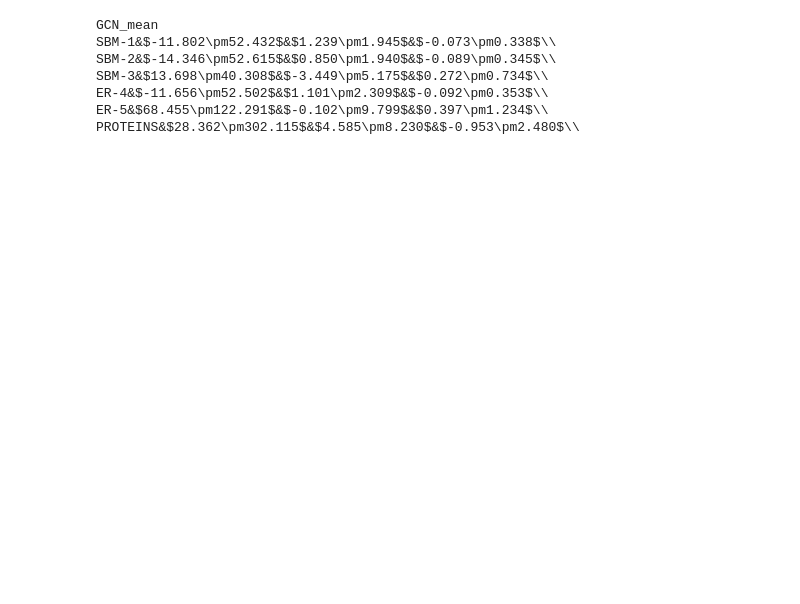
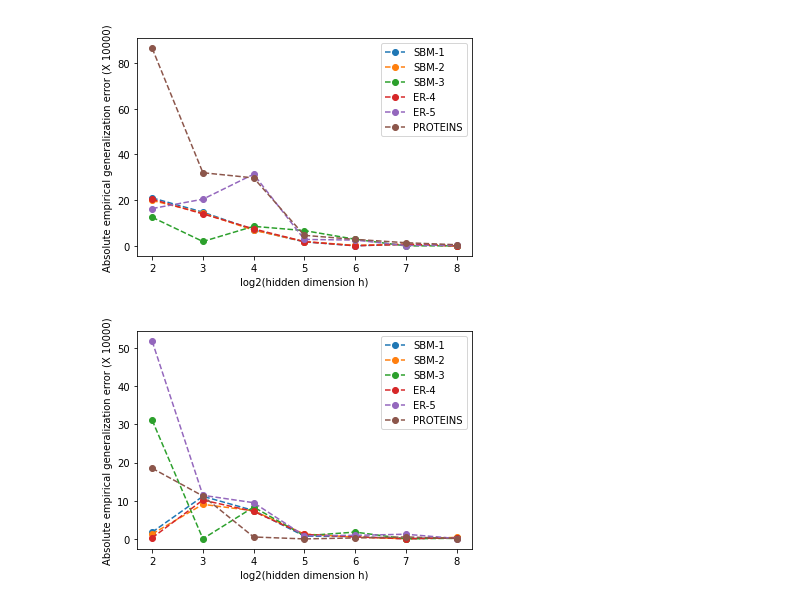
Before and after one commit to SherylHYX/GNN_MF_GE, a Jupyter notebook: src/result_analysis.ipynb, the cells around one changed output. Drawn from its saved outputs; the diff is of its cells as text; code cells hidden in the pictures; blank space fills up the shorter version.

```diff
--- a/src/result_analysis.ipynb
+++ b/src/result_analysis.ipynb
@@ -3,6 +4,6 @@ import numpy as np
 # %%
 datasets = ['SBM-1', 'SBM-2', 'SBM-3', 'ER-4', 'ER-5', 'PROTEINS']
-train_ratio_list = [0.1, 0.3, 0.5, 0.7, 0.9]
+train_ratio_list = [0.7, 0.9]
 GNN_list = ['GCN_mean', 'GCN_RW_mean', 'MPGNN_mean', 'GCN_sum', 'GCN_RW_sum', 'MPGNN_sum']
 hidden_list = [4, 8, 16, 32, 64, 128, 256]
 seed_list = [0, 10, 20, 30, 40, 50, 60, 70, 80, 90]
@@ -92,52 +93,44 @@ PROTEINS&$0.5$&$0.006\pm0.000$&$0.006\pm0.000$&$0.063\pm0.004$&$389711.727\pm811
 PROTEINS&$0.7$&$0.005\pm0.000$&$0.005\pm0.000$&$0.045\pm0.003$&$363676.153\pm93112.546$&$363892.670\pm93165.563$&$2122.023\pm27.214$\\
 PROTEINS&$0.9$&$0.004\pm0.000$&$0.004\pm0.000$&$0.035\pm0.002$&$402014.978\pm50920.169$&$402314.366\pm50931.723$&$1657.479\pm21.872$\\
 # %%
-# for main text table
+# plot
 datasets = ['SBM-1', 'SBM-2', 'SBM-3', 'ER-4', 'ER-5', 'PROTEINS']
-train_ratio_list = [0.1]
-GNN_list = ['GCN_mean']
-hidden_list = [8, 64, 256] # [4, 8, 16, 32, 64, 128, 256]
+train_ratio_list = [0.7]
+GNN_list = ['GCN_mean', 'MPGNN_mean']
+hidden_list = [4, 8, 16, 32, 64, 128, 256]
 seed_list = [0, 10, 20, 30, 40, 50, 60, 70, 80, 90]
+log_hidden_list = [np.log2(h) for h in hidden_list]
 
+plt.figure()
 for model_type in GNN_list:
-    print(model_type)
     all_results = np.zeros((len(datasets) * len(train_ratio_list), len(hidden_list), len(seed_list)))
     all_results[:] = np.nan
     combo_list = []
     first_ind = 0
     for dataset in datasets:
         for train_ratio in train_ratio_list:
             for hidden_ind, hidden_dim in enumerate(hidden_list):
                 for seed_ind, random_seed in enumerate(seed_list):
                     file_name = '../result_arrays/' + '{}_{}_seed_{}_{}_hidden{}_100train_ratio{}_alpha{}'.format(
                     dataset, 'w_consts', random_seed, model_type, hidden_dim, int(100*train_ratio),
                     alpha) + '_excess_risk.npy'
                     try:
                         all_results[first_ind, hidden_ind, seed_ind] = np.load(file_name)[-1]
                     except FileNotFoundError:
                         pass
             combo_list.append(dataset)
             first_ind += 1
     all_results = all_results * 100000 # enlarge the values to avoid scientific notation
     if not np.isnan(all_results).all():
         results_mean = np.nanmean(all_results, axis=2)
-        results_std = np.nanstd(all_results, axis=2)
         for i in range(len(combo_list)):
             if not np.isnan(results_mean[i]).all():
-                print('{}'.format(combo_list[i]), end='')
-                for hidden_ind, hidden_dim in enumerate(hidden_list):
-                    if np.isnan(results_mean[i, hidden_ind]):
-                        print('&N/A', end='')
-                    else:
-                        print('&${:.3f}\pm{:.3f}$'.format(results_mean[i, hidden_ind], results_std[i, hidden_ind]), end='')
-                print('\\\\')
-    else:
-        print('N/A')
+                plt.plot(log_hidden_list, abs(results_mean[i]), label=combo_list[i], linestyle='dashed', marker='o')
+    plt.legend()
+    plt.xlabel('log2(hidden dimension h)')
+    plt.ylabel('Absolute empirical generalization error (X 10000)')
+    plt.savefig(model_type+'_abs_ge_70sup.pdf', format='pdf')
+    plt.show()
 # %% [output]
-GCN_mean
-SBM-1&$-11.802\pm52.432$&$1.239\pm1.945$&$-0.073\pm0.338$\\
-SBM-2&$-14.346\pm52.615$&$0.850\pm1.940$&$-0.089\pm0.345$\\
-SBM-3&$13.698\pm40.308$&$-3.449\pm5.175$&$0.272\pm0.734$\\
-ER-4&$-11.656\pm52.502$&$1.101\pm2.309$&$-0.092\pm0.353$\\
-ER-5&$68.455\pm122.291$&$-0.102\pm9.799$&$0.397\pm1.234$\\
-PROTEINS&$28.362\pm302.115$&$4.585\pm8.230$&$-0.953\pm2.480$\\
+[figure, added]
+[figure, added]
```
Also changed, not shown: parts of 3 cells of this notebook, 16 other files.
